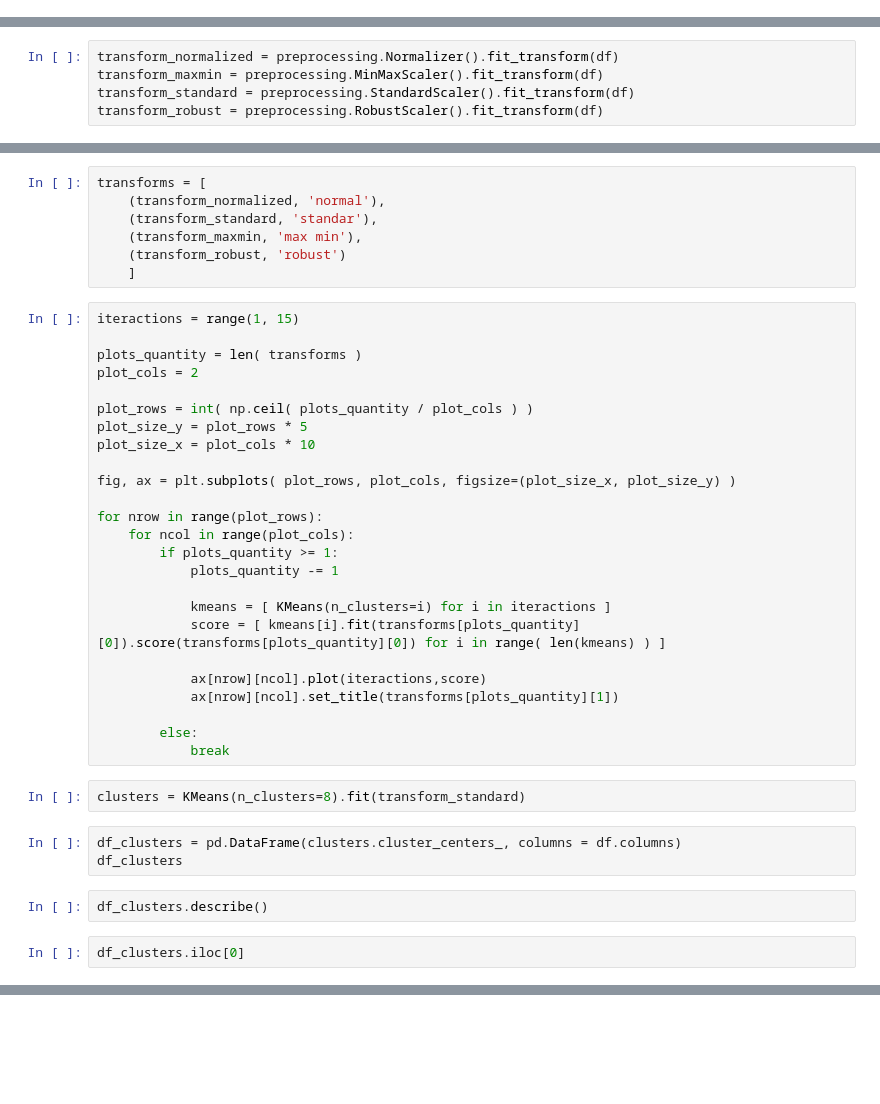
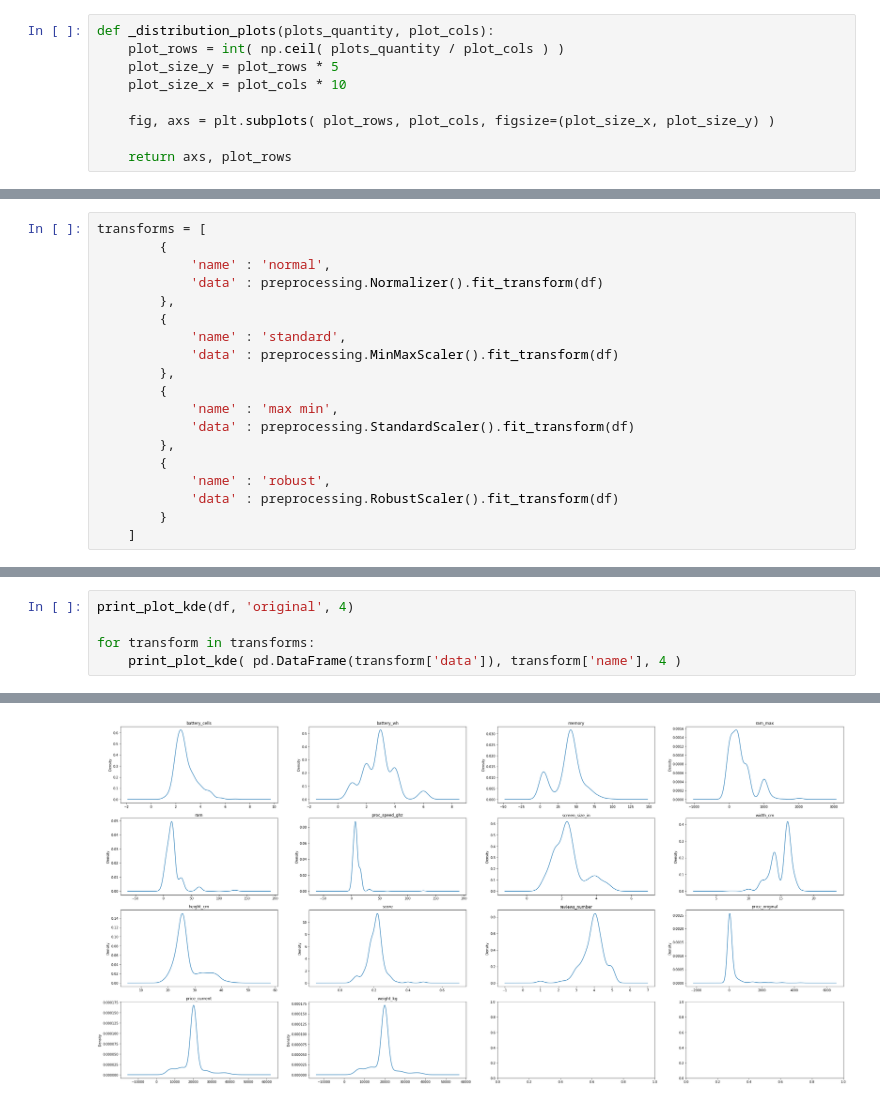
Before and after one commit to AlanIsaacV/Data-Science, a Jupyter notebook: Transform/scaling.ipynb, the cells around one changed output, grey strips where cells are left out. Saved outputs shown, nothing was run; the diff lists cells and outputs as text; blank space fills up the shorter version.

Commit message:
Resume all plots factoring in functions, and plotting dynamically

```diff
--- a/Transform/scaling.ipynb
+++ b/Transform/scaling.ipynb
@@ -22 +76,10 @@ df.info()
+# %%
+def _distribution_plots(plots_quantity, plot_cols):
+    plot_rows = int( np.ceil( plots_quantity / plot_cols ) )
+    plot_size_y = plot_rows * 5
+    plot_size_x = plot_cols * 10
+
+    fig, axs = plt.subplots( plot_rows, plot_cols, figsize=(plot_size_x, plot_size_y) )
+
+    return axs, plot_rows
 # %%
@@ -39,7 +101,21 @@ def _print_plots_kde(dataframe, name_plot, plot_cols=4):
 
     # plt.savefig(name_plot, bbox_inches='tight')
 # %%
-transform_normalized = preprocessing.Normalizer().fit_transform(df)
-transform_maxmin = preprocessing.MinMaxScaler().fit_transform(df)
-transform_standard = preprocessing.StandardScaler().fit_transform(df)
-transform_robust = preprocessing.RobustScaler().fit_transform(df)
+transforms = [
+        {
+            'name' : 'normal',
+            'data' : preprocessing.Normalizer().fit_transform(df)
+        },
+        {
+            'name' : 'standard',
+            'data' : preprocessing.MinMaxScaler().fit_transform(df)
+        },
+        {
+            'name' : 'max min',
+            'data' : preprocessing.StandardScaler().fit_transform(df)
+        },
+        {
+            'name' : 'robust',
+            'data' : preprocessing.RobustScaler().fit_transform(df)
+        }
+    ]
@@ -56,41 +122,6 @@ _print_plots_kde( pd.DataFrame(transform_robust), 'robust')
-# %%
-transforms = [
-    (transform_normalized, 'normal'),
-    (transform_standard, 'standar'),
-    (transform_maxmin, 'max min'),
-    (transform_robust, 'robust')
-    ]
-# %%
-iteractions = range(1, 15)
-
-plots_quantity = len( transforms )
-plot_cols = 2
-
-plot_rows = int( np.ceil( plots_quantity / plot_cols ) )
-plot_size_y = plot_rows * 5
-plot_size_x = plot_cols * 10
-
-fig, ax = plt.subplots( plot_rows, plot_cols, figsize=(plot_size_x, plot_size_y) )
-
-for nrow in range(plot_rows):
-    for ncol in range(plot_cols):
-        if plots_quantity >= 1:
-            plots_quantity -= 1
-
-            kmeans = [ KMeans(n_clusters=i) for i in iteractions ]
-            score = [ kmeans[i].fit(transforms[plots_quantity][0]).score(transforms[plots_quantity][0]) for i in range( len(kmeans) ) ]
-
-            ax[nrow][ncol].plot(iteractions,score)
-            ax[nrow][ncol].set_title(transforms[plots_quantity][1])
-
-        else:
-            break
-# %%
-clusters = KMeans(n_clusters=8).fit(transform_standard)
-# %%
-df_clusters = pd.DataFrame(clusters.cluster_centers_, columns = df.columns)
-df_clusters
-# %%
-df_clusters.describe()
-# %%
-df_clusters.iloc[0]
+# %%
+print_plot_kde(df, 'original', 4)
+
+for transform in transforms:
+    print_plot_kde( pd.DataFrame(transform['data']), transform['name'], 4 )
+# %% [output]
@@ -96,0 +147 @@ df_clusters.iloc[0]
+[figure, added]
```
Also changed, not shown: parts of 17 cells of this notebook.
